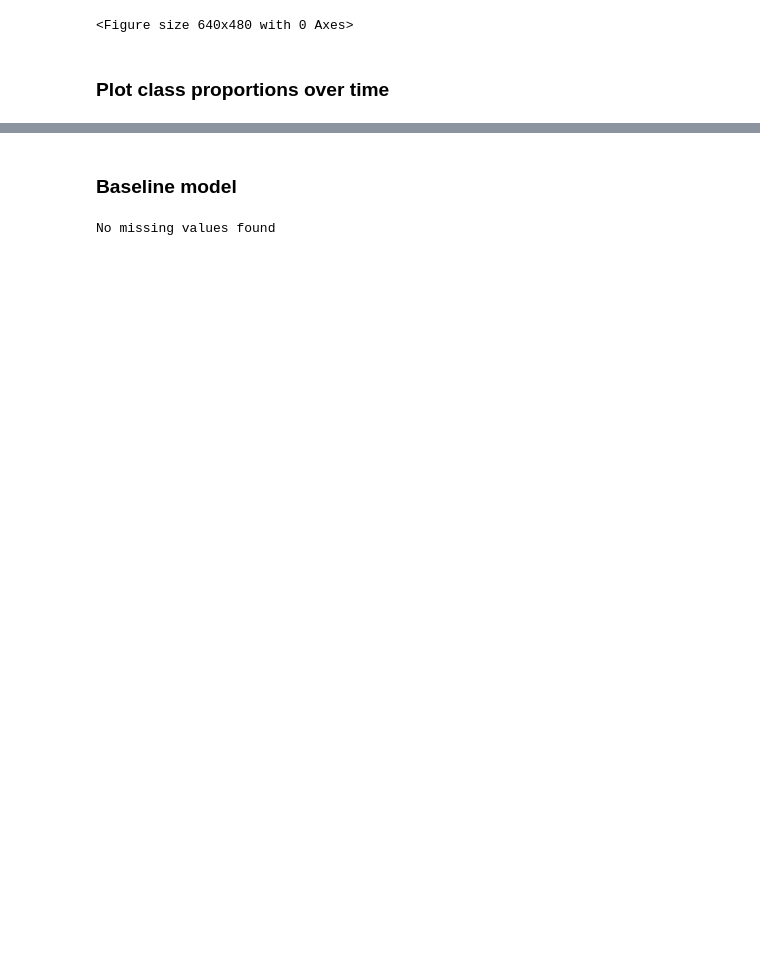
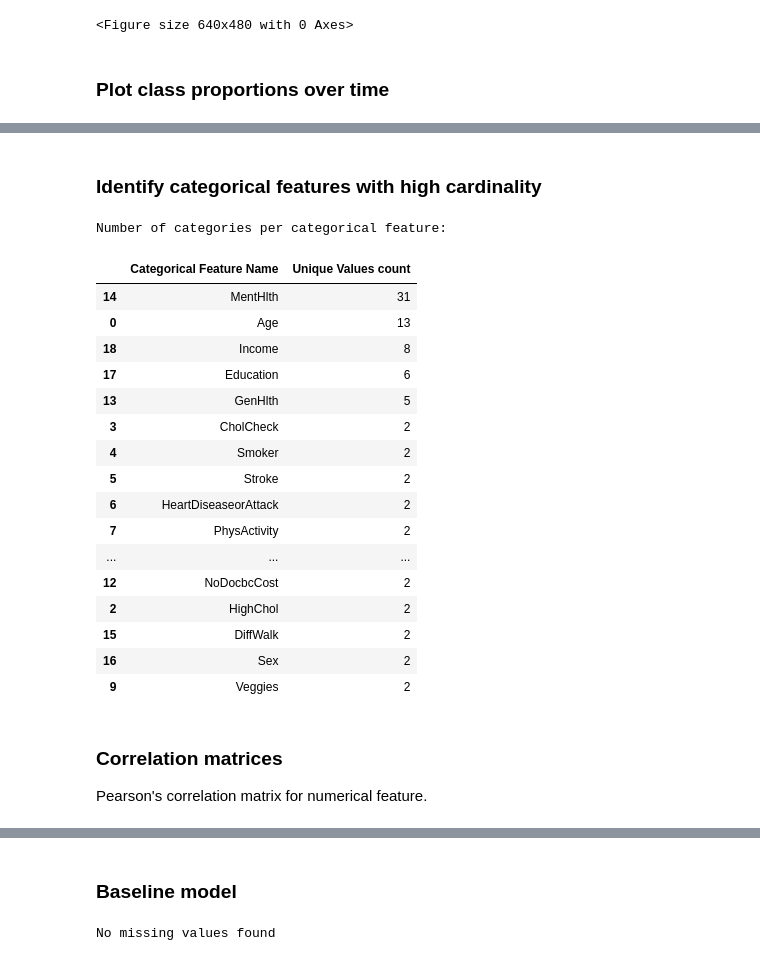
Before and after one commit to Adeemy/end-to-end-ml, a Jupyter notebook: notebooks/eda.ipynb, the cells around one changed output, grey strips where cells are left out. Cells and saved outputs as stored; diff of their text form; code cells hidden in the pictures; blank space fills up the shorter version.

```diff
--- a/notebooks/eda.ipynb
+++ b/notebooks/eda.ipynb
@@ -17,7 +17,7 @@ from utils import (
     plot_nans_counts,
     plot_data_sizes_by_date,
     calc_percent_per_over_time,
-    plot_num_var_histograms,
+    plot_num_col_histograms,
     remove_cols_with_nans,
     plot_num_cols_dist_by_class,
     plot_num_cols_density_by_class,
@@ -28,9 +28,6 @@ from utils import (
     prepare_data,
 )
 from utils import ModelEvaluator
-
-# Set pandas printing option globally
-pd.set_option("display.max_columns", None)
 # %% [markdown]
 ### Specify data source and column names
 # %%
@@ -205,26 +193,26 @@ Remove columns with high percentage of missing values. Imputing missing values f
 # %%
 # Check missing values
 plot_nans_counts(input_data=train_set, fig_size=(24, 24))
-plt.savefig(eda_figs_path + "train_dataset_nans_by_column.png")
+plt.savefig(eda_figs_dir + "train_dataset_nans_by_column.png")
 
-# Specify variables with high percentage of missing values that should be kept
-vars_with_nans_to_exclude_from_removal = [class_label_col_name]
+# Specify features with high percentage of missing values that should be kept
+cols_with_nans_to_keep = [class_label_col_name]
 
 # Display missing values percentage by column after removing columns with missing values greater than threshold_val_for_nans_exclusion
-missing_values_counts_before_removal = train_set.isna().sum()
-missing_values_percentages_before_removal = round(
-    100 * missing_values_counts_before_removal / train_set.shape[0], 2
+nans_counts_before_removal = train_set.isna().sum()
+nans_percent_before_removal = round(
+    100 * nans_counts_before_removal / train_set.shape[0], 2
 )
 print(
-    "\nMissing values by column before removing columns with high missing values:\n",
-    missing_values_percentages_before_removal.sort_values(ascending=False),
+    "\nMissing values count by column before removing columns with high missing values:\n",
+    nans_percent_before_removal.sort_values(ascending=False),
 )
 
-# Remove variables with missing values higher than nans_removal_threshold_val
+# Remove features with missing values higher than nans_removal_thresh_val
 train_set = remove_cols_with_nans(
     input_data=train_set,
-    vars_to_exclude_from_removal=vars_with_nans_to_exclude_from_removal,
-    threshold_val_for_exclusion=threshold_val_for_nans_exclusion,
+    cols_to_keep=cols_with_nans_to_keep,
+    thresh_for_exclusion=threshold_val_for_nans_exclusion,
 )
 
 # Display missing values percentage by column after removing columns with missing values greater than threshold_val_for_nans_exclusion
@@ -233,18 +221,18 @@ missing_values_percentages_after_removal = round(
     100 * missing_values_counts_after_removal / train_set.shape[0], 2
 )
 print(
-    "\nMissing values by column after removing columns with high missing values:\n",
+    "\nMissing values percentage by column after removing columns with high missing values:\n",
     missing_values_percentages_after_removal.sort_values(ascending=False),
 )
 
-# Update training set's variables list after removing ones with high missing values
+# Update training set's features list after removing ones with high missing values
 prepped_data_selected_cols = train_set.columns
 
-# Update numerical and categorical variables list after removing ones with missing values
+# Update numerical and categorical features list after removing ones with missing values
 num_col_names = [col for col in num_col_names if col in prepped_data_selected_cols]
 cat_col_names = [col for col in cat_col_names if col in prepped_data_selected_cols]
-print("\nNumerical variables in training set:\n", num_col_names)
-print("\nCategorical variables in training set:\n", cat_col_names)
+print("\nNumerical features in training set:\n", num_col_names)
+print("\nCategorical features in training set:\n", cat_col_names)
 # %% [output]
 No missing values found
 
@@ -591,0 +390,31 @@ plt.show()
+# %% [markdown]
+### Identify categorical features with high cardinality
+# %%
+high_cardinal_features = calc_cat_cols_cardinality(
+    input_data=train_set, cat_col_names=cat_col_names
+)
+high_cardinal_features.to_csv(eda_figs_dir + "cardinality_by_column.csv", index=False)
+print("\nNumber of categories per categorical feature:\n")
+high_cardinal_features
+# %% [output]
+Number of categories per categorical feature:
+|  | Categorical Feature Name | Unique Values count |
+| 14 | MentHlth | 31 |
+| 0 | Age | 13 |
+| 18 | Income | 8 |
+| 17 | Education | 6 |
+| 13 | GenHlth | 5 |
+| 3 | CholCheck | 2 |
+| 4 | Smoker | 2 |
+| 5 | Stroke | 2 |
+| 6 | HeartDiseaseorAttack | 2 |
+| 7 | PhysActivity | 2 |
+| ... | ... | ... |
+| 12 | NoDocbcCost | 2 |
+| 2 | HighChol | 2 |
+| 15 | DiffWalk | 2 |
+| 16 | Sex | 2 |
+| 9 | Veggies | 2 |
+# %% [markdown]
+### Correlation matrices
+Pearson's correlation matrix for numerical feature.
```
Also changed, not shown: parts of 46 cells of this notebook, 1 other file.
